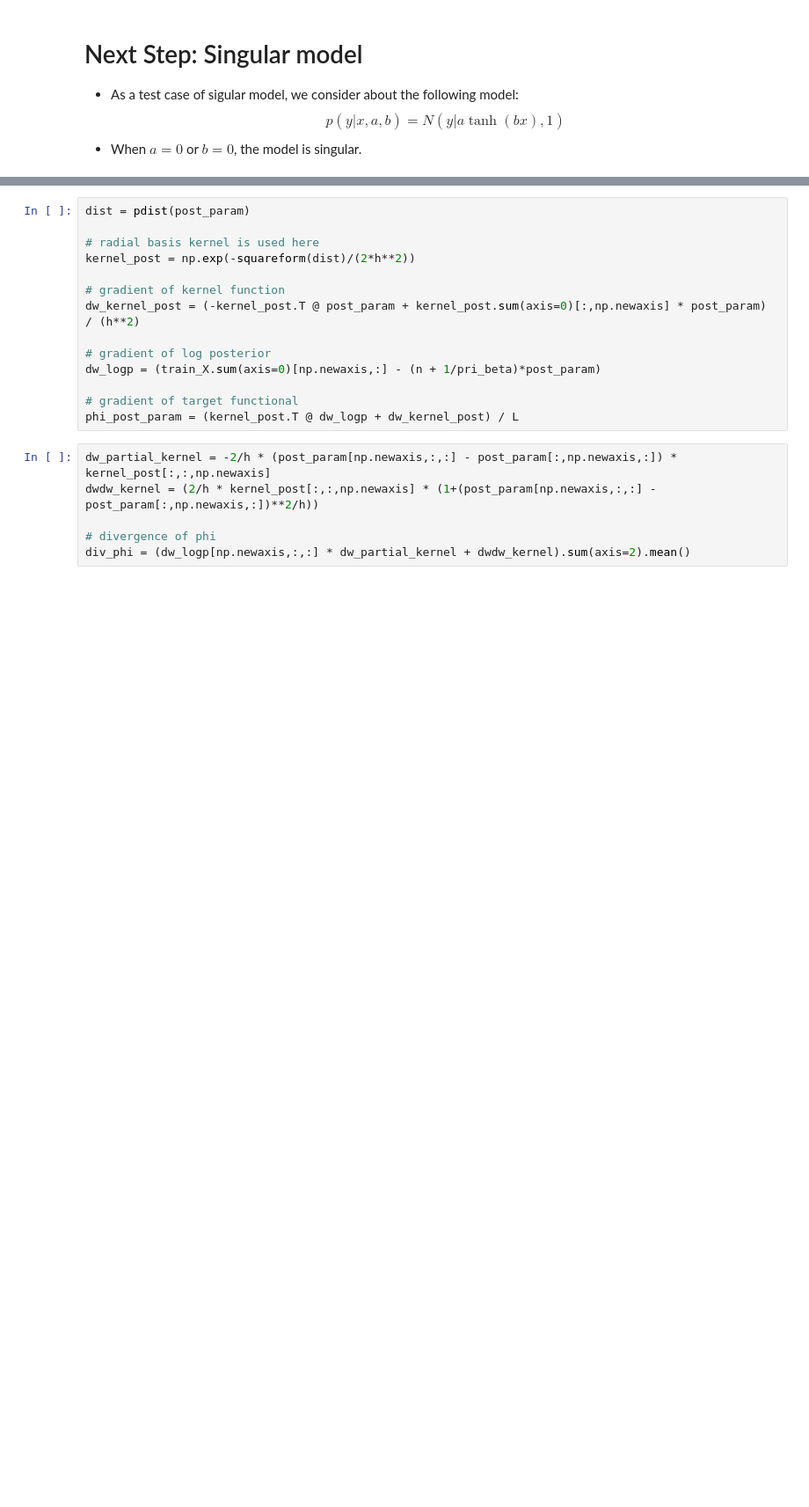
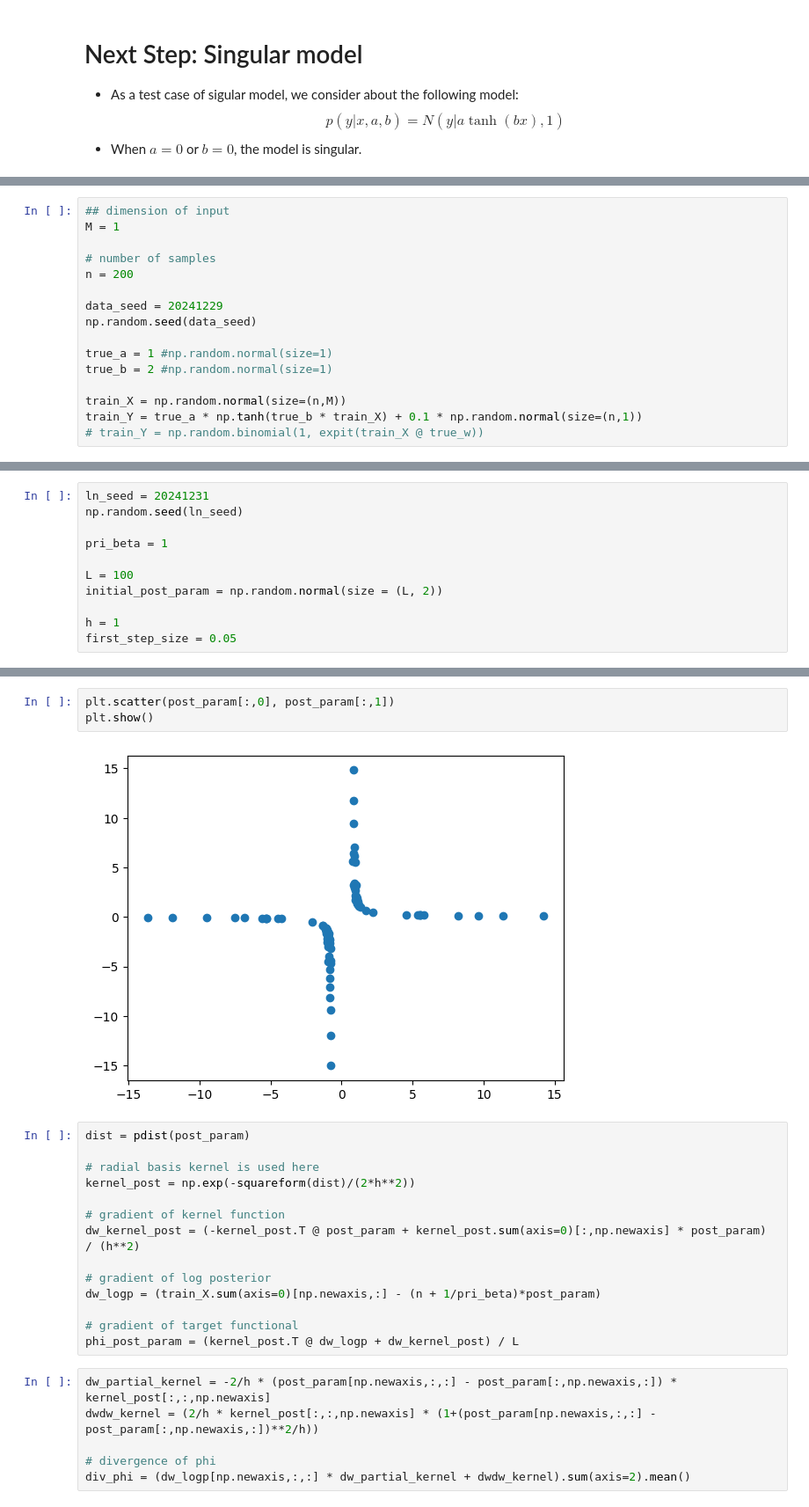
Before and after one commit to fumish/self_study, a Jupyter notebook: prototypes/stein_variational_inference.ipynb, the cells around one changed output, grey strips where cells are left out. Shown at 88% size. Drawn from its saved outputs; the diff is of its cells as text; blank space fills up the shorter version.

```diff
--- a/prototypes/stein_variational_inference.ipynb
+++ b/prototypes/stein_variational_inference.ipynb
@@ -511,0 +514,16 @@ $$
+# %%
+## dimension of input
+M = 1
+
+# number of samples
+n = 200
+
+data_seed = 20241229
+np.random.seed(data_seed)
+
+true_a = 1 #np.random.normal(size=1)
+true_b = 2 #np.random.normal(size=1)
+
+train_X = np.random.normal(size=(n,M))
+train_Y = true_a * np.tanh(true_b * train_X) + 0.1 * np.random.normal(size=(n,1))
+# train_Y = np.random.binomial(1, expit(train_X @ true_w))
@@ -511,0 +535,11 @@ $$
+# %%
+ln_seed = 20241231
+np.random.seed(ln_seed)
+
+pri_beta = 1
+
+L = 100
+initial_post_param = np.random.normal(size = (L, 2))
+
+h = 1
+first_step_size = 0.05
@@ -512,3 +643,8 @@ $$
+# %%
+plt.scatter(post_param[:,0], post_param[:,1])
+plt.show()
+# %% [output]
+[figure, added]
 # %%
 dist = pdist(post_param)
 
```
Also changed, not shown: parts of 7 cells of this notebook.
